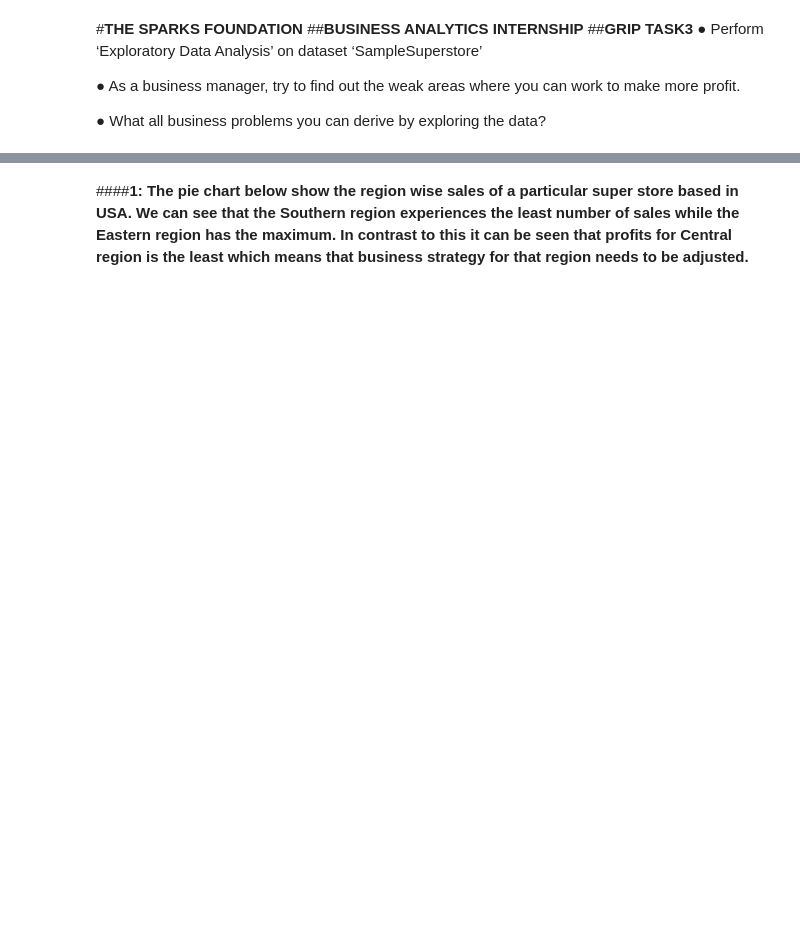
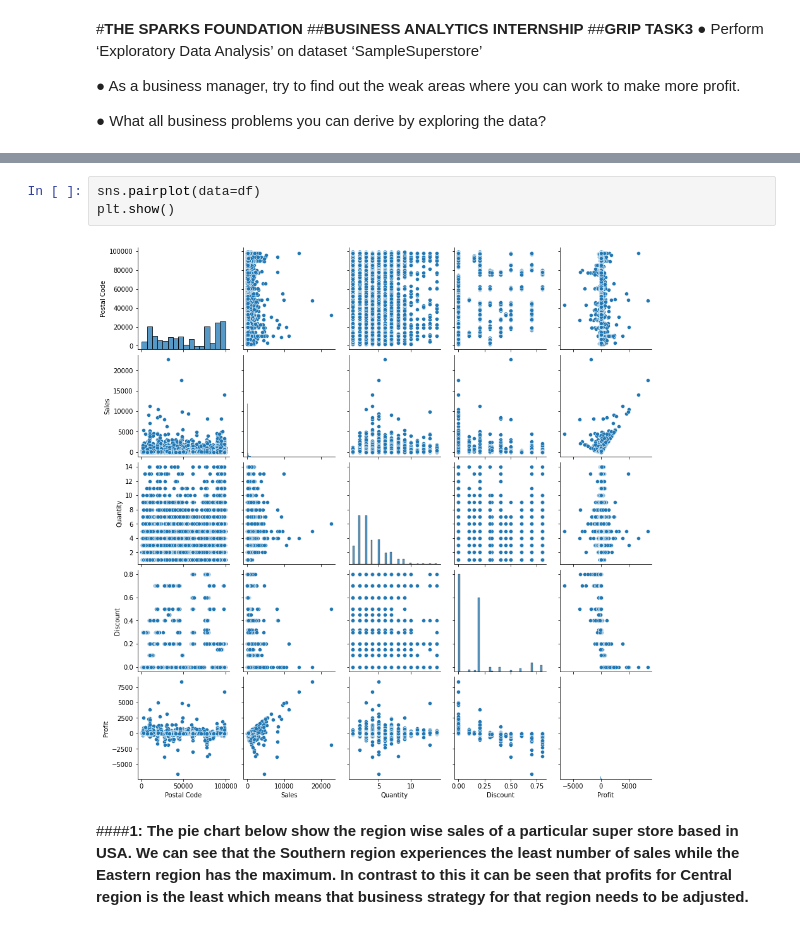
Before and after one commit to sury1999/Data-Analysis-Projects, a Jupyter notebook: Grip_Task_3_Exploratory_Data_Analysis.ipynb, the cells around one changed output, grey strips where cells are left out. Cells and saved outputs as stored; diff of their text form; blank space fills up the shorter version.

```diff
--- a/Grip_Task_3_Exploratory_Data_Analysis.ipynb
+++ b/Grip_Task_3_Exploratory_Data_Analysis.ipynb
@@ -27,3 +100,8 @@ df.head(5)
+# %%
+sns.pairplot(data=df)
+plt.show()
+# %% [output]
+[figure, added]
 # %% [markdown]
 
 ####**1:  The pie chart below show the region wise sales of a particular super store based in USA. We can see that the Southern region experiences the least number of sales while the Eastern region has the maximum. In contrast to this it can be seen that profits for Central region is the least which means that business strategy for that region needs to be adjusted.**
```
Also changed, not shown: parts of 22 cells of this notebook.
